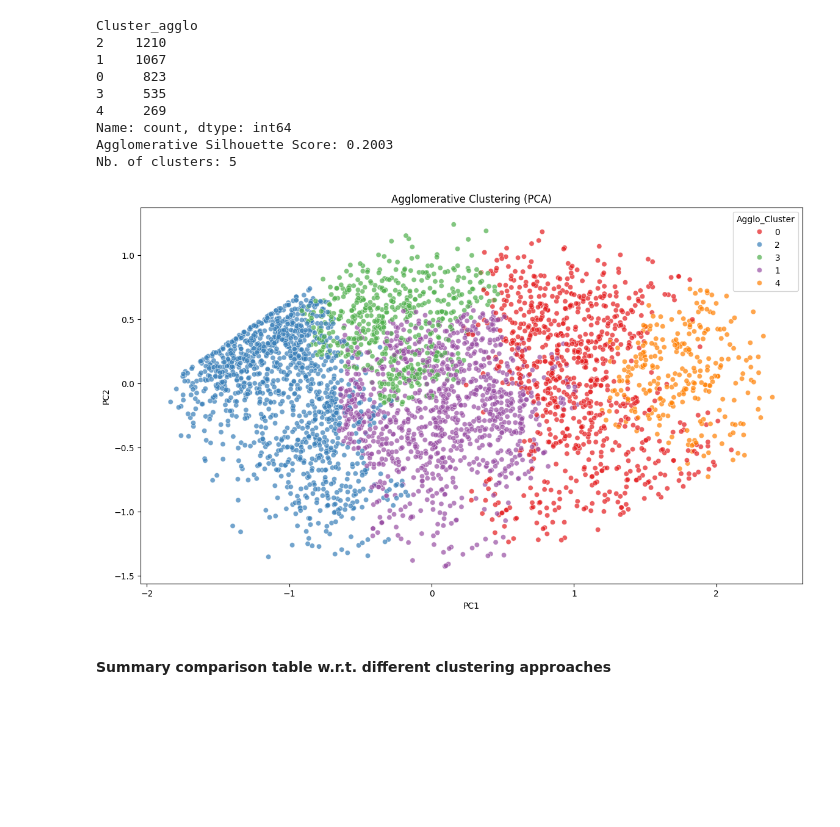
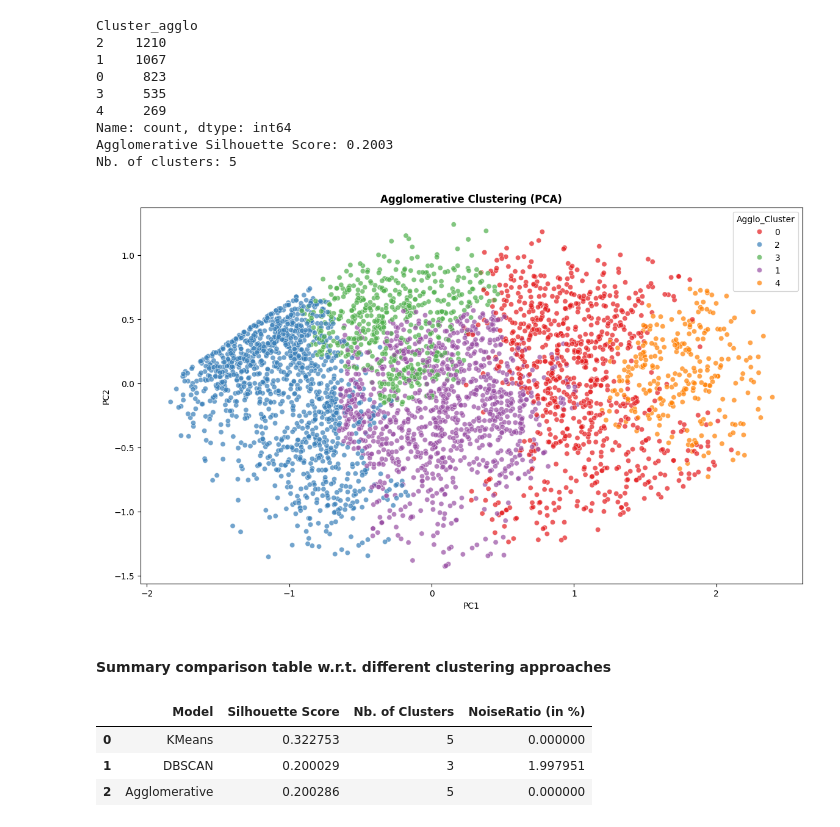
Before and after one commit to gorkemyencak/online-retail-clustering, a Jupyter notebook: main.ipynb, the cells around one changed output. Drawn from its saved outputs; the diff is of its cells as text; code cells hidden in the pictures; blank space fills up the shorter version.

```diff
--- a/main.ipynb
+++ b/main.ipynb
@@ -820,19 +820,49 @@ Nb. of clusters: 5
 # %%
 # PCA visualization - Agglomerative
 rfm_pca_df['Agglo_Cluster'] = labels_agglo.astype('str')
 
 plt.figure(figsize = (14,8))
 sns.scatterplot(
     data = rfm_pca_df,
     x = 'PC1',
     y = 'PC2',
     hue = 'Agglo_Cluster',
     palette = 'Set1',
     alpha = 0.7
 )
-plt.title("Agglomerative Clustering (PCA)")
+plt.title("Agglomerative Clustering (PCA)", fontweight = 'bold')
 plt.show()
 # %% [output]
-[figure, old version]
+[figure, new version]
 # %% [markdown]
 #### Summary comparison table w.r.t. different clustering approaches
+# %%
+comparison = pd.DataFrame({
+    'Model': [
+        'KMeans',
+        'DBSCAN',
+        'Agglomerative'
+    ],
+    'Silhouette Score': [
+        silhouette_kmeans,
+        silhouette_dbscan,
+        silhouette_agglo
+    ],
+    'Nb. of Clusters': [
+        labels_kmeans.nunique(),
+        len(set(labels_dbscan)) - (1 if -1 in set(labels_dbscan) else 0),
+        len(set(labels_agglo))
+    ],
+    'NoiseRatio (in %)': [
+        0,
+        100*((labels_dbscan == -1).sum() / labels_dbscan.shape[0]),
+        0
+    ]
+})
+#comparison['NoiseRatio (in %)'] = comparison['NoiseRatio (in %)'].round(4)
+comparison
+# %% [output]
+|  | Model | Silhouette Score | Nb. of Clusters | NoiseRatio (in %) |
+| 0 | KMeans | 0.322753 | 5 | 0.000000 |
+| 1 | DBSCAN | 0.200029 | 3 | 1.997951 |
+| 2 | Agglomerative | 0.200286 | 5 | 0.000000 |
```
Also changed, not shown: parts of 7 cells of this notebook.
